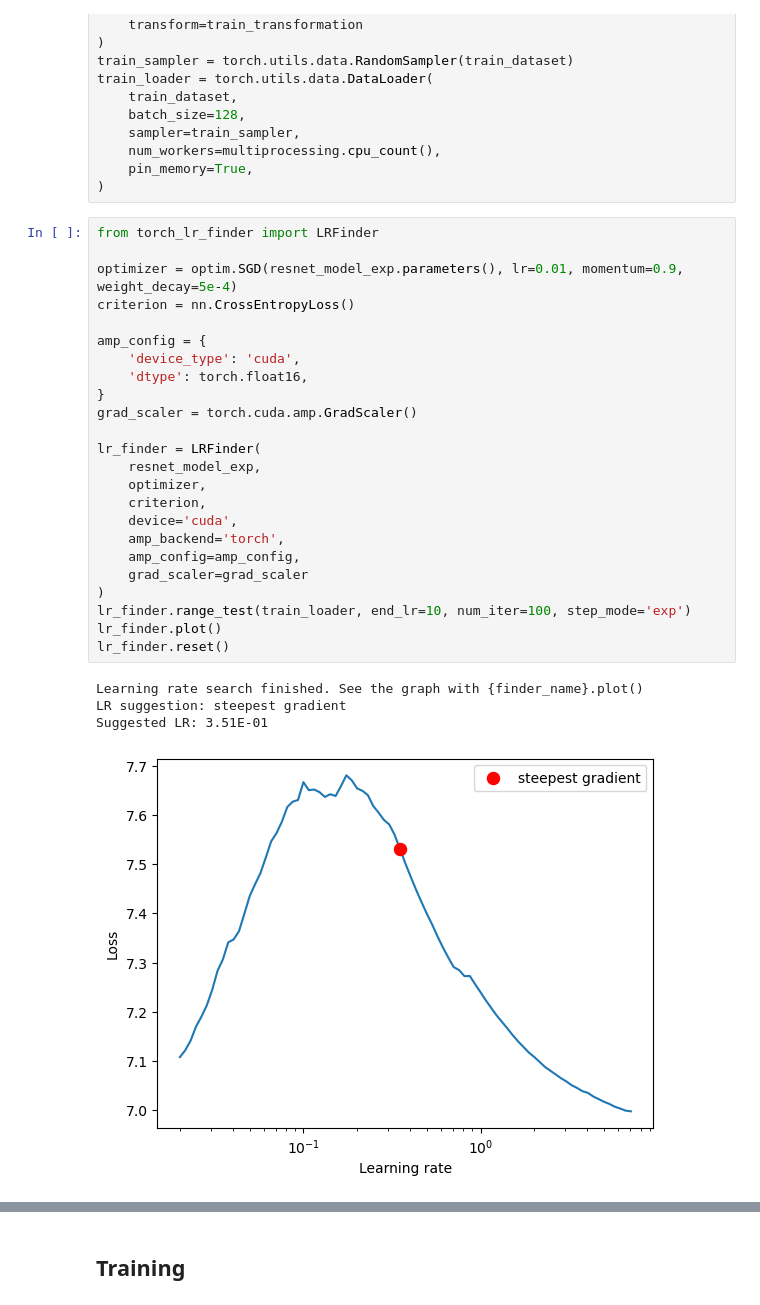
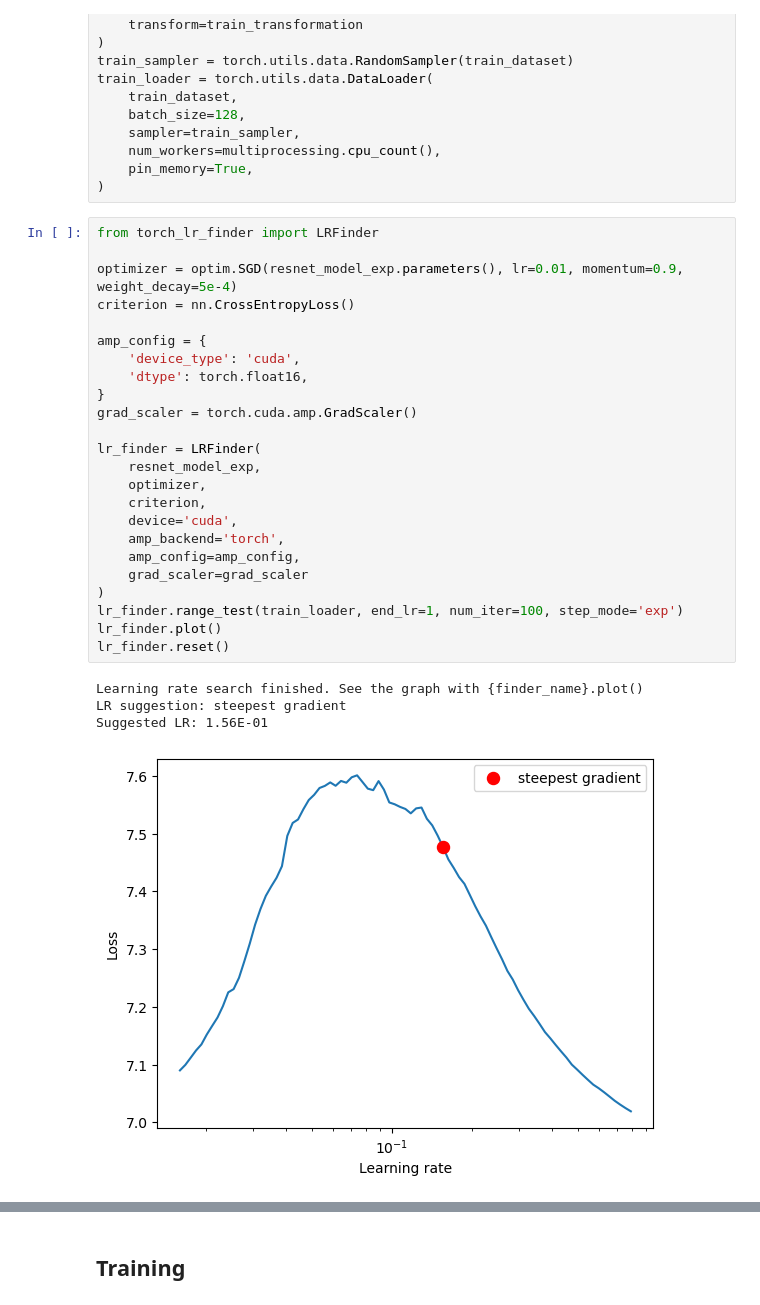
Before and after one commit to Adityak204/era_v3_session9_assignment, a Jupyter notebook: train.ipynb, the cells around one changed output, grey strips where cells are left out. Saved outputs shown, nothing was run; the diff lists cells and outputs as text.

```diff
--- a/train.ipynb
+++ b/train.ipynb
@@ -73,29 +113,29 @@ train_loader = torch.utils.data.DataLoader(
 # %%
 from torch_lr_finder import LRFinder
 
 optimizer = optim.SGD(resnet_model_exp.parameters(), lr=0.01, momentum=0.9, weight_decay=5e-4)
 criterion = nn.CrossEntropyLoss()
 
 amp_config = {
     'device_type': 'cuda',
     'dtype': torch.float16,
 }
 grad_scaler = torch.cuda.amp.GradScaler()
 
 lr_finder = LRFinder(
     resnet_model_exp,
     optimizer,
     criterion,
     device='cuda',
     amp_backend='torch',
     amp_config=amp_config,
     grad_scaler=grad_scaler
 )
-lr_finder.range_test(train_loader, end_lr=10, num_iter=100, step_mode='exp')
+lr_finder.range_test(train_loader, end_lr=1, num_iter=100, step_mode='exp')
 lr_finder.plot()
 lr_finder.reset()
 # %% [output]
 Learning rate search finished. See the graph with {finder_name}.plot()
 LR suggestion: steepest gradient
-Suggested LR: 3.51E-01
+Suggested LR: 1.56E-01
-[figure, old version]
+[figure, new version]
```
Also changed, not shown: parts of 5 cells of this notebook, 4 other files.
